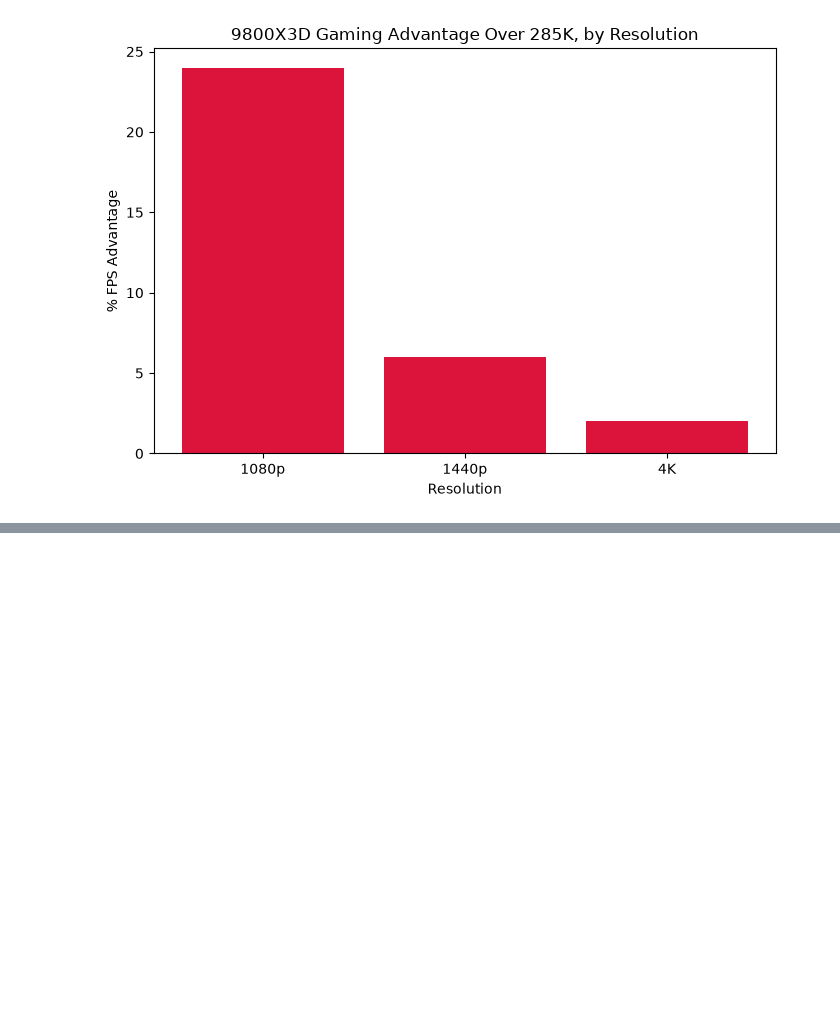
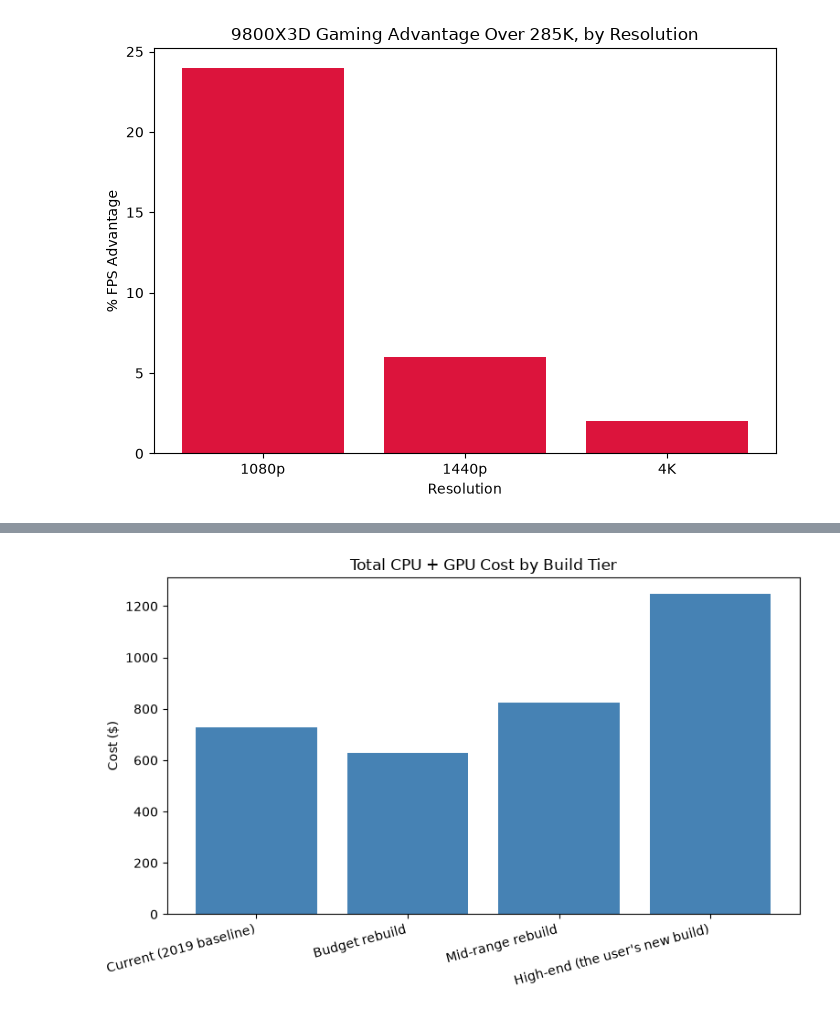
Before and after one commit to Evans328/Capstone, a Jupyter notebook: gpu_cpu_analysis.ipynb, the cells around one changed output, grey strips where cells are left out. Drawn from its saved outputs; the diff is of its cells as text; code cells hidden in the pictures; blank space fills up the shorter version.

```diff
--- a/gpu_cpu_analysis.ipynb
+++ b/gpu_cpu_analysis.ipynb
@@ -185,0 +196,13 @@ plt.show()
+# %%
+builds_df = pd.read_csv('build_combinations.csv')
+builds_df
+
+plt.figure(figsize=(8,5))
+plt.bar(builds_df['Build_Tier'], builds_df['Total_CPU_GPU_Cost'], color='steelblue')
+plt.title('Total CPU + GPU Cost by Build Tier')
+plt.ylabel('Cost ($)')
+plt.xticks(rotation=15, ha='right')
+plt.tight_layout()
+plt.show()
+# %% [output]
+[figure, added]
```
Also changed, not shown: parts of 8 cells of this notebook, 7 other files.
